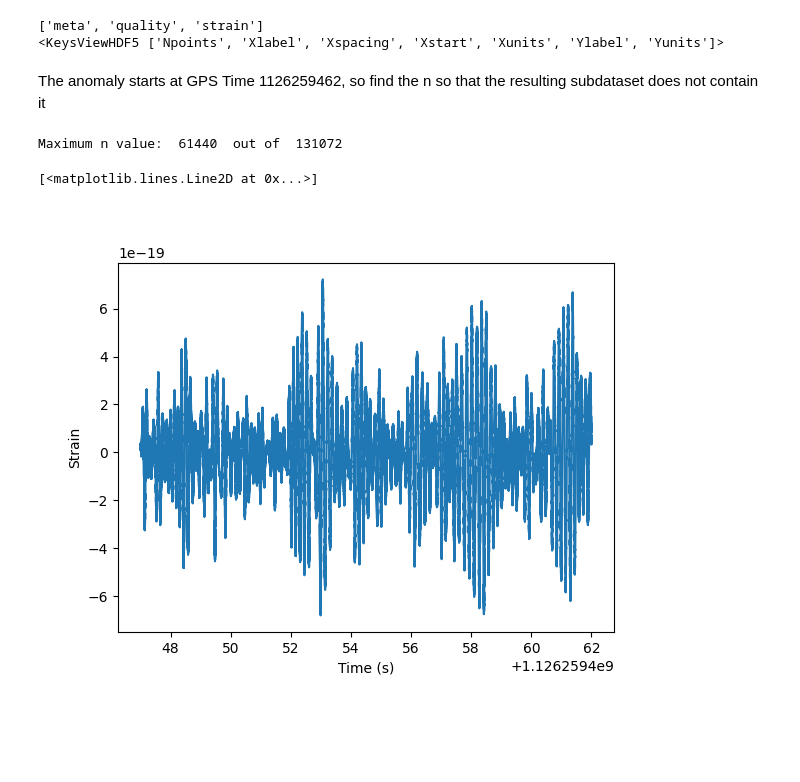
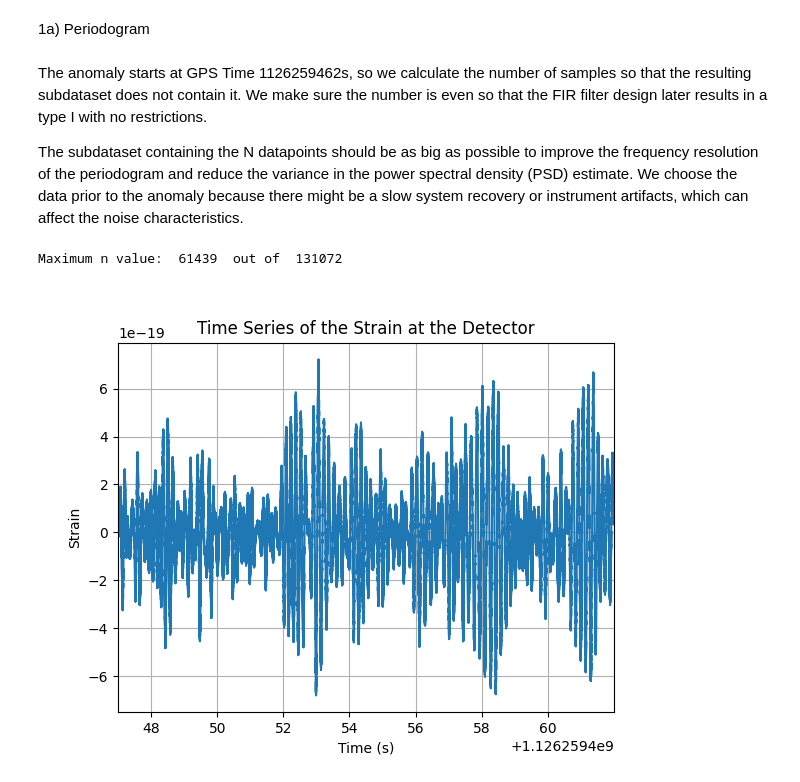
Before and after one commit to CocoMZ/PASA-P1, a Jupyter notebook: main.ipynb, the cells around one changed output. Cells and saved outputs as stored; diff of their text form; code cells hidden in the pictures; blank space fills up the shorter version.

```diff
--- a/main.ipynb
+++ b/main.ipynb
@@ -42,33 +36,23 @@ Note: you may need to restart the kernel to use updated packages.
 import matplotlib.pyplot as plt
 import numpy as np
 import scipy.signal as sp
-import scipy.ndimage as nd
 import h5py as hdf
+import main
+import importlib
 
 # H1
-f = hdf.File('data/H-H1_GWOSC_4KHZ_R1-1126259447-32.hdf5', "r")
-print(list(f.keys()))
-dset = f['strain']['Strain']
-print(dset.attrs.keys())
-XStart = dset.attrs.get("Xstart")
-dX = dset.attrs.get("Xspacing")
-N = dset.attrs.get("Npoints")
+h1 = main.SignalProcessor(name="H1-32-4K")
-# %% [output]
-['meta', 'quality', 'strain']
-<KeysViewHDF5 ['Npoints', 'Xlabel', 'Xspacing', 'Xstart', 'Xunits', 'Ylabel', 'Yunits']>
+# %% [markdown]
+1a) Periodogram
 # %% [markdown]
-The anomaly starts at GPS Time 1126259462, so find the n so that the resulting subdataset does not contain it
+The anomaly starts at GPS Time 1126259462s, so we calculate the number of samples so that the resulting subdataset does not contain it. We make sure the number is even so that the FIR filter design later results in a type I with no restrictions.
+
+The subdataset containing the N datapoints should be as big as possible to improve the frequency resolution of the periodogram and reduce the variance in the power spectral density (PSD) estimate.
+We choose the data prior to the anomaly because there might be a slow system recovery or instrument artifacts, which can affect the noise characteristics.
 # %%
 anomaly_time = 1126259462
-max_n = int((anomaly_time - XStart) // dX)
-print("Maximum n value: ", max_n, " out of ", N)
-xValues = XStart + dX * np.arange(max_n)
-yValues = dset[:max_n]
-plt.figure()
-plt.xlabel("Time (s)")
-plt.ylabel("Strain")
-plt.plot(xValues, yValues)
+xValues_h1, yValues_h1, N = h1.Subdataset(endTime=anomaly_time)
+main.plotSubdataset(xValues_h1, yValues_h1)
 # %% [output]
-Maximum n value:  61440  out of  131072
+Maximum n value:  61439  out of  131072
-[<matplotlib.lines.Line2D at 0x...>]
-[figure, old version]
+[figure, new version]
```
Also changed, not shown: parts of 36 cells of this notebook, 1 other file.
